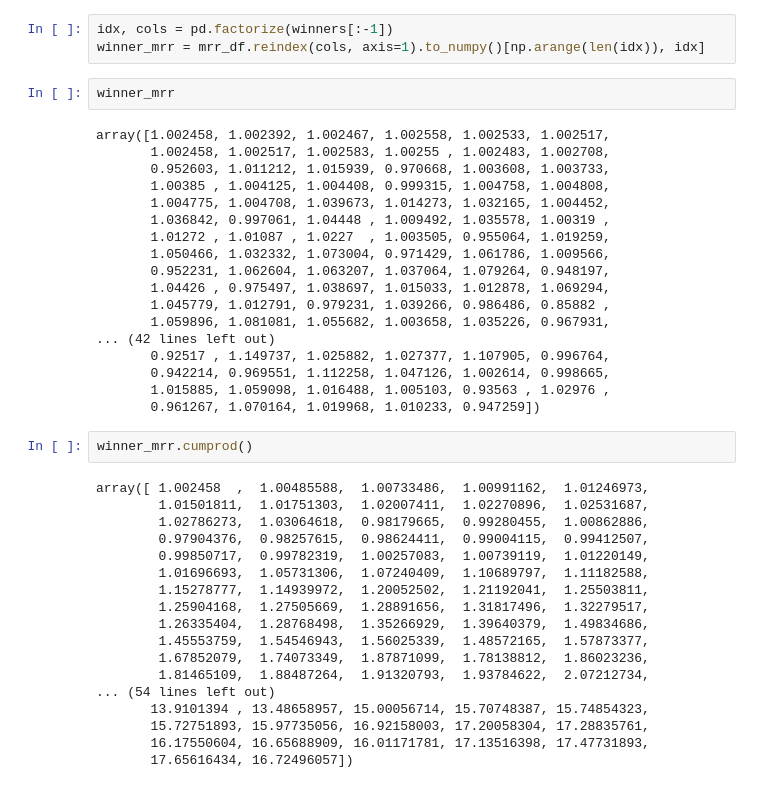
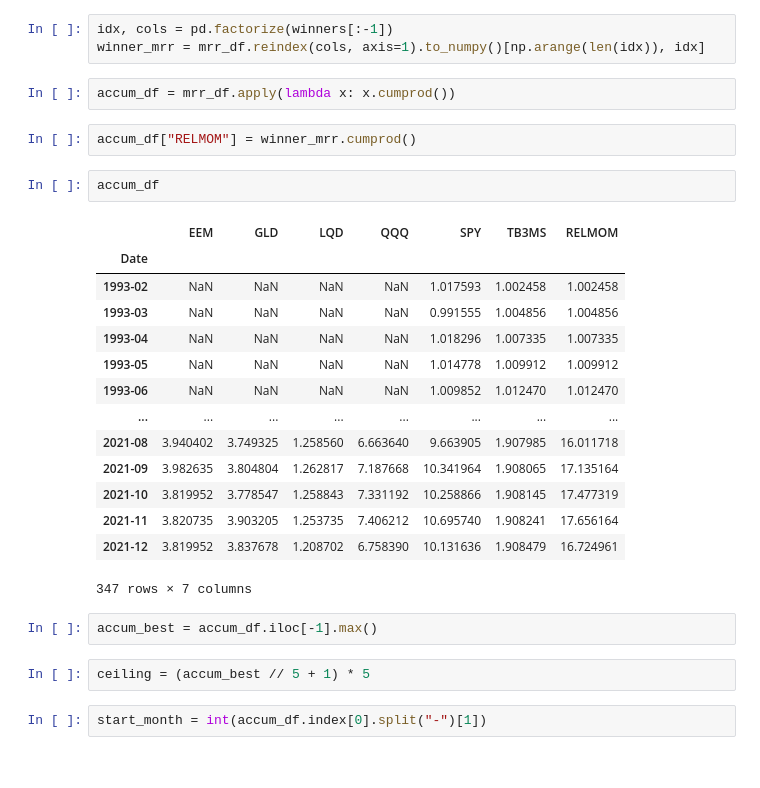
Before and after one commit to JeonHG/momentum-strategies, a Jupyter notebook: relative_momentum.ipynb, the cells around one changed output. Drawn from its saved outputs; the diff is of its cells as text.

```diff
--- a/relative_momentum.ipynb
+++ b/relative_momentum.ipynb
@@ -346,43 +310,30 @@ mrr_df
 # %%
 idx, cols = pd.factorize(winners[:-1])
 winner_mrr = mrr_df.reindex(cols, axis=1).to_numpy()[np.arange(len(idx)), idx]
-# %%
-winner_mrr
-# %% [output]
-array([1.002458, 1.002392, 1.002467, 1.002558, 1.002533, 1.002517,
-       1.002458, 1.002517, 1.002583, 1.00255 , 1.002483, 1.002708,
-       0.952603, 1.011212, 1.015939, 0.970668, 1.003608, 1.003733,
-       1.00385 , 1.004125, 1.004408, 0.999315, 1.004758, 1.004808,
-       1.004775, 1.004708, 1.039673, 1.014273, 1.032165, 1.004452,
-       1.036842, 0.997061, 1.04448 , 1.009492, 1.035578, 1.00319 ,
-       1.01272 , 1.01087 , 1.0227  , 1.003505, 0.955064, 1.019259,
-       1.050466, 1.032332, 1.073004, 0.971429, 1.061786, 1.009566,
-       0.952231, 1.062604, 1.063207, 1.037064, 1.079264, 0.948197,
-       1.04426 , 0.975497, 1.038697, 1.015033, 1.012878, 1.069294,
-       1.045779, 1.012791, 0.979231, 1.039266, 0.986486, 0.85882 ,
-       1.059896, 1.081081, 1.055682, 1.003658, 1.035226, 0.967931,
-... (42 lines left out)
-       0.92517 , 1.149737, 1.025882, 1.027377, 1.107905, 0.996764,
-       0.942214, 0.969551, 1.112258, 1.047126, 1.002614, 0.998665,
-       1.015885, 1.059098, 1.016488, 1.005103, 0.93563 , 1.02976 ,
-       0.961267, 1.070164, 1.019968, 1.010233, 0.947259])
-# %%
-winner_mrr.cumprod()
-# %% [output]
-array([ 1.002458  ,  1.00485588,  1.00733486,  1.00991162,  1.01246973,
-        1.01501811,  1.01751303,  1.02007411,  1.02270896,  1.02531687,
-        1.02786273,  1.03064618,  0.98179665,  0.99280455,  1.00862886,
-        0.97904376,  0.98257615,  0.98624411,  0.99004115,  0.99412507,
-        0.99850717,  0.99782319,  1.00257083,  1.00739119,  1.01220149,
-        1.01696693,  1.05731306,  1.07240409,  1.10689797,  1.11182588,
-        1.15278777,  1.14939972,  1.20052502,  1.21192041,  1.25503811,
-        1.25904168,  1.27505669,  1.28891656,  1.31817496,  1.32279517,
-        1.26335404,  1.28768498,  1.35266929,  1.39640379,  1.49834686,
-        1.45553759,  1.54546943,  1.56025339,  1.48572165,  1.57873377,
-        1.67852079,  1.74073349,  1.87871099,  1.78138812,  1.86023236,
-        1.81465109,  1.88487264,  1.91320793,  1.93784622,  2.07212734,
-... (54 lines left out)
-       13.9101394 , 13.48658957, 15.00056714, 15.70748387, 15.74854323,
-       15.72751893, 15.97735056, 16.92158003, 17.20058304, 17.28835761,
-       16.17550604, 16.65688909, 16.01171781, 17.13516398, 17.47731893,
-       17.65616434, 16.72496057])
+# %%
+accum_df = mrr_df.apply(lambda x: x.cumprod())
+# %%
+accum_df["RELMOM"] = winner_mrr.cumprod()
+# %%
+accum_df
+# %% [output]
+|  | EEM | GLD | LQD | QQQ | SPY | TB3MS | RELMOM |
+| Date |  |  |  |  |  |  |  |
+| 1993-02 | NaN | NaN | NaN | NaN | 1.017593 | 1.002458 | 1.002458 |
+| 1993-03 | NaN | NaN | NaN | NaN | 0.991555 | 1.004856 | 1.004856 |
+| 1993-04 | NaN | NaN | NaN | NaN | 1.018296 | 1.007335 | 1.007335 |
+| 1993-05 | NaN | NaN | NaN | NaN | 1.014778 | 1.009912 | 1.009912 |
+| 1993-06 | NaN | NaN | NaN | NaN | 1.009852 | 1.012470 | 1.012470 |
+| ... | ... | ... | ... | ... | ... | ... | ... |
+| 2021-08 | 3.940402 | 3.749325 | 1.258560 | 6.663640 | 9.663905 | 1.907985 | 16.011718 |
+| 2021-09 | 3.982635 | 3.804804 | 1.262817 | 7.187668 | 10.341964 | 1.908065 | 17.135164 |
+| 2021-10 | 3.819952 | 3.778547 | 1.258843 | 7.331192 | 10.258866 | 1.908145 | 17.477319 |
+| 2021-11 | 3.820735 | 3.903205 | 1.253735 | 7.406212 | 10.695740 | 1.908241 | 17.656164 |
+| 2021-12 | 3.819952 | 3.837678 | 1.208702 | 6.758390 | 10.131636 | 1.908479 | 16.724961 |
+347 rows × 7 columns
+# %%
+accum_best = accum_df.iloc[-1].max()
+# %%
+ceiling = (accum_best // 5 + 1) * 5
+# %%
+start_month = int(accum_df.index[0].split("-")[1])
```
Also changed, not shown: parts of 10 cells of this notebook.
